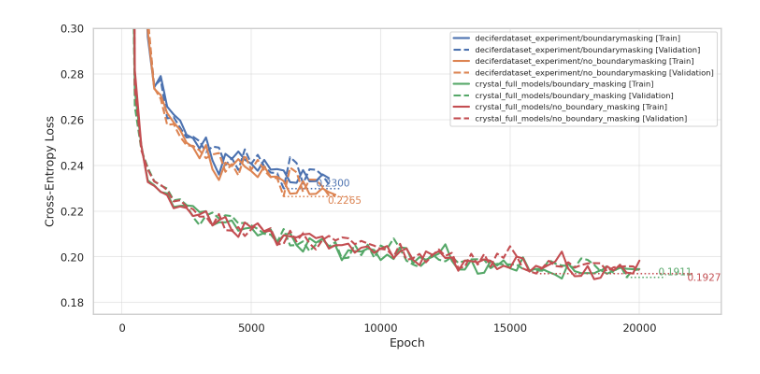
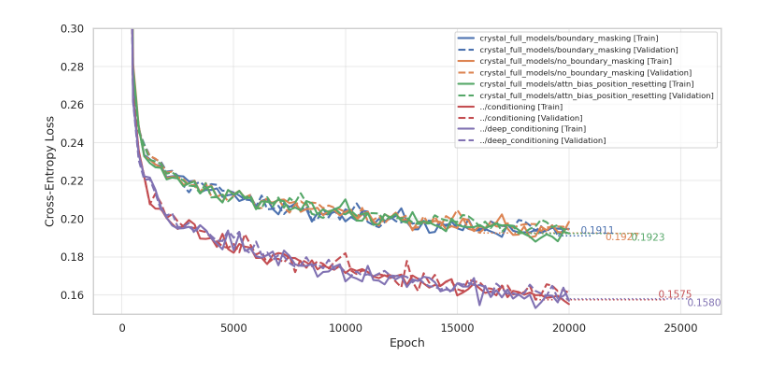
Before and after one commit to zhaohan-alan/decifier, a Jupyter notebook: decifer/notebooks/CE-Loss.ipynb, the cells around one changed output. Cells and saved outputs as stored; diff of their text form; code cells hidden in the pictures.

```diff
--- a/decifer/notebooks/CE-Loss.ipynb
+++ b/decifer/notebooks/CE-Loss.ipynb
@@ -1,22 +1,22 @@
 # %%
 from decifer import (
     plot_loss_curves,
 )
 
 plot_loss_curves(
     [
-        "../cross-contamination/deciferdataset_experiment/boundarymasking/ckpt.pt",
-        "../cross-contamination/deciferdataset_experiment/no_boundarymasking/ckpt.pt",
+#         "../cross-contamination/deciferdataset_experiment/boundarymasking/ckpt.pt",
+#         "../cross-contamination/deciferdataset_experiment/no_boundarymasking/ckpt.pt",
         "../cross-contamination/crystal_full_models/boundary_masking/ckpt.pt",
         "../cross-contamination/crystal_full_models/no_boundary_masking/ckpt.pt",
-#         "../cross-contamination/crystal_full_models/attn_bias_position_resetting/ckpt.pt",
-#         "../test_fullmasking_nocond/ckpt.pt",
-#         "../test_fullmasking_cond/ckpt.pt",
+        "../cross-contamination/crystal_full_models/attn_bias_position_resetting/ckpt.pt",
+        "../conditioning/ckpt.pt",
+        "../deep_conditioning/ckpt.pt",
     ],
     ylog = False,
-    ymin = 0.175,
+    ymin = 0.15,
     ymax = 0.3,
     figsize=(10,5),
 )
 # %% [output]
-[figure, old version]
+[figure, new version]
```
Also changed, not shown: 2 other files.
